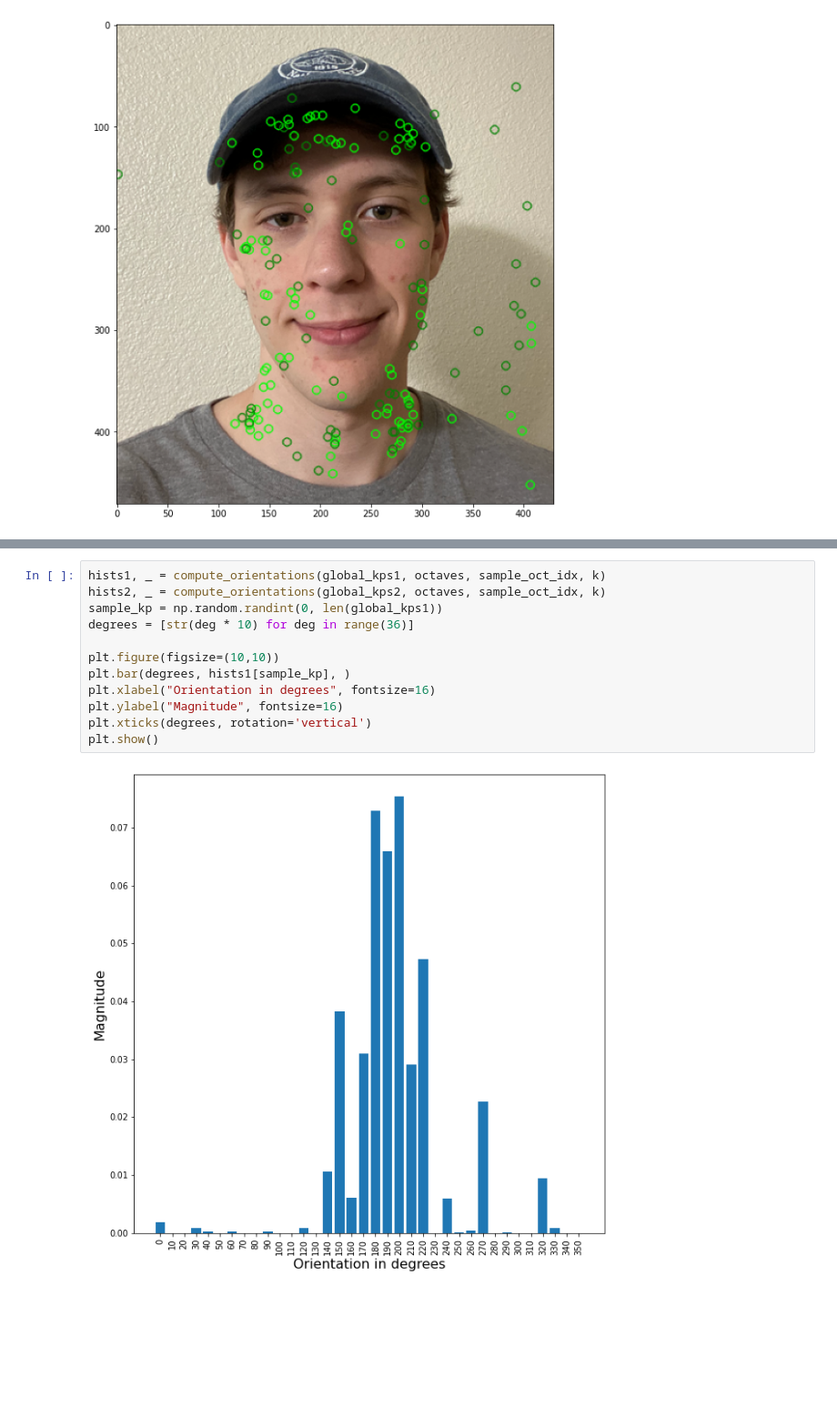
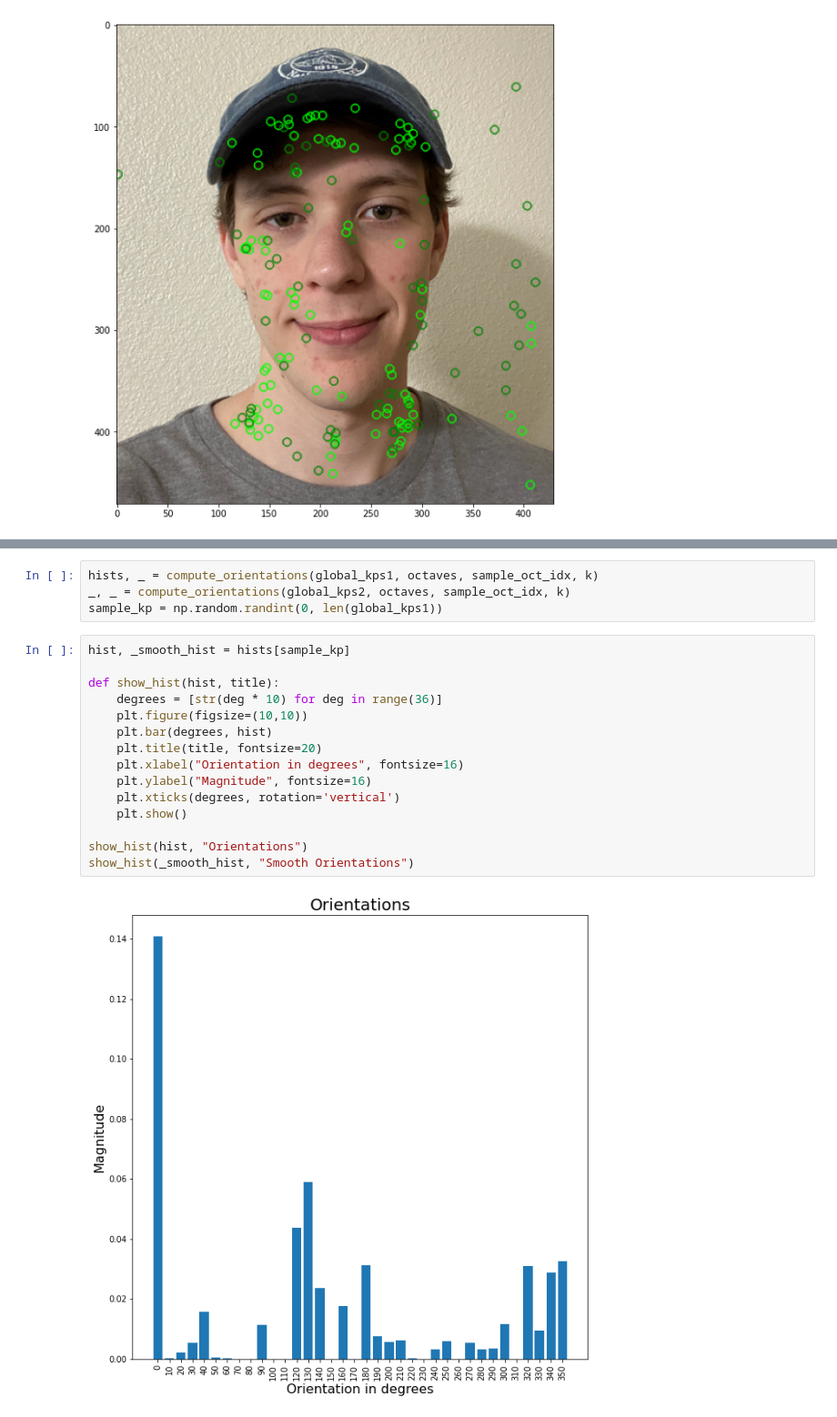
Before and after one commit to WTS012201/CompVis, a Jupyter notebook: ImageStitching/sift.ipynb, the cells around one changed output, grey strips where cells are left out. Shown at 91% size. Cells and saved outputs as stored; diff of their text form; blank space fills up the shorter version.

```diff
--- a/ImageStitching/sift.ipynb
+++ b/ImageStitching/sift.ipynb
@@ -166,14 +205,21 @@ def compute_orientations(keypoints, octaves, o_idx, k):
+# %%
+hists, _ = compute_orientations(global_kps1, octaves, sample_oct_idx, k)
+_, _ = compute_orientations(global_kps2, octaves, sample_oct_idx, k)
+sample_kp = np.random.randint(0, len(global_kps1))
 # %%
-hists1, _ = compute_orientations(global_kps1, octaves, sample_oct_idx, k)
-hists2, _ = compute_orientations(global_kps2, octaves, sample_oct_idx, k)
-sample_kp = np.random.randint(0, len(global_kps1))
-degrees = [str(deg * 10) for deg in range(36)]
+hist, _smooth_hist = hists[sample_kp]
 
-plt.figure(figsize=(10,10))
-plt.bar(degrees, hists1[sample_kp], )
-plt.xlabel("Orientation in degrees", fontsize=16)
-plt.ylabel("Magnitude", fontsize=16)
-plt.xticks(degrees, rotation='vertical')
-plt.show()
+def show_hist(hist, title):
+    degrees = [str(deg * 10) for deg in range(36)]
+    plt.figure(figsize=(10,10))
+    plt.bar(degrees, hist)
+    plt.title(title, fontsize=20)
+    plt.xlabel("Orientation in degrees", fontsize=16)
+    plt.ylabel("Magnitude", fontsize=16)
+    plt.xticks(degrees, rotation='vertical')
+    plt.show()
+
+show_hist(hist, "Orientations")
+show_hist(_smooth_hist, "Smooth Orientations")
 # %% [output]
-[figure, old version]
+[figure, new version]
```
Also changed, not shown: parts of 2 cells of this notebook, 1 other file.
